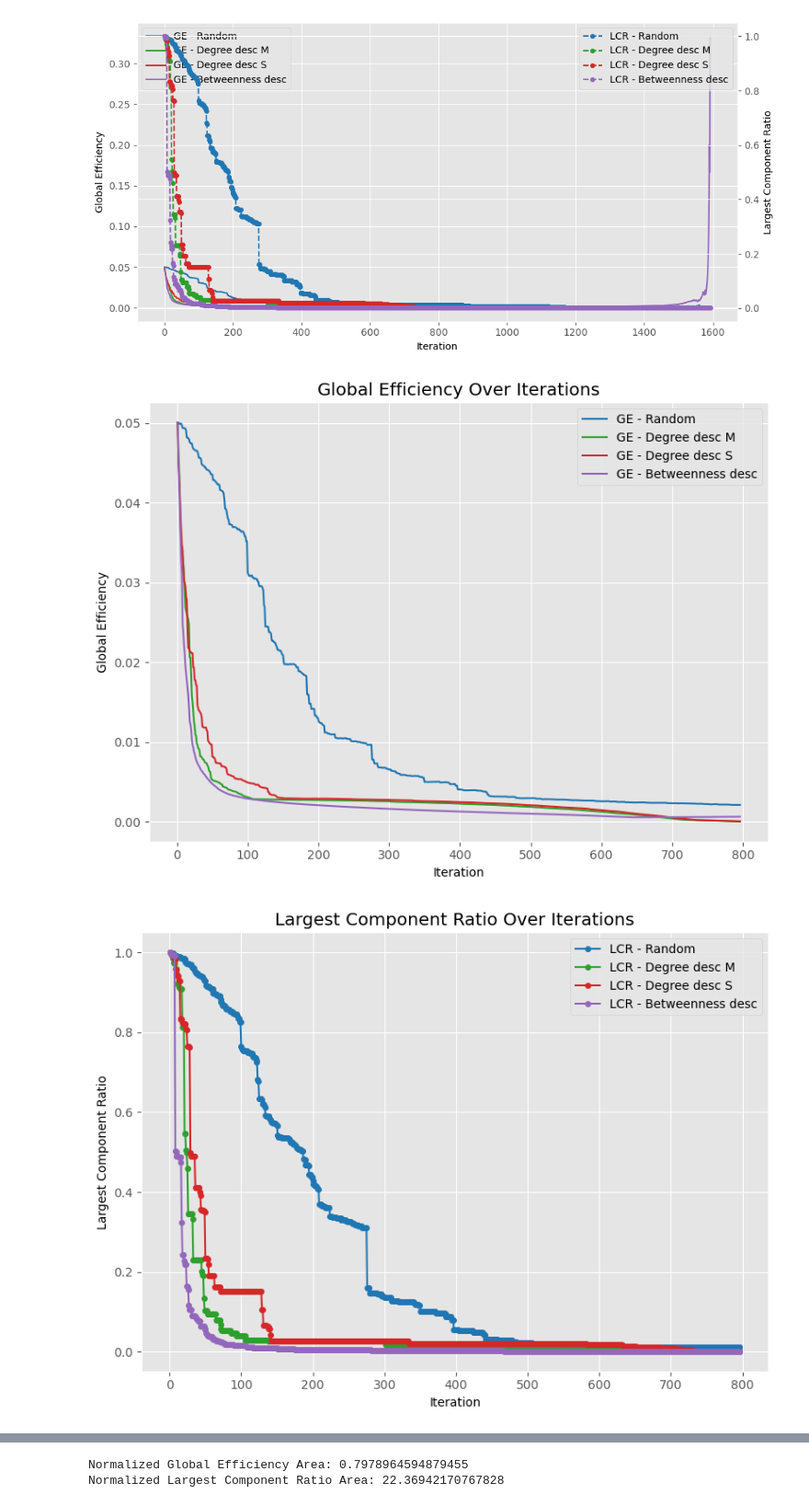
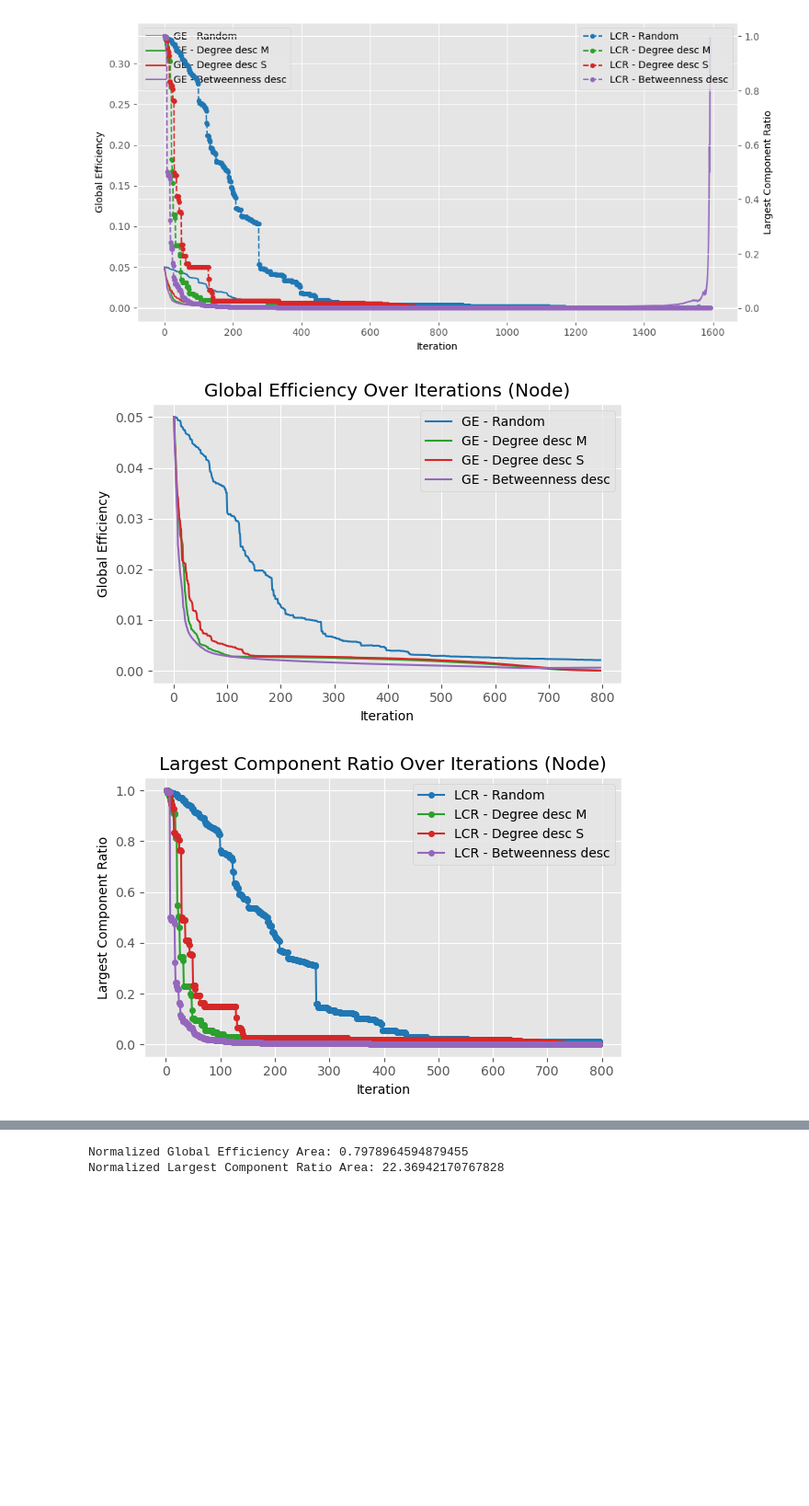
Before and after one commit to EmberNed/CBR-Robustness-study, a Jupyter notebook: display_result.ipynb, the cells around one changed output, grey strips where cells are left out. Shown at 92% size. Cells and saved outputs as stored; diff of their text form; code cells hidden in the pictures; blank space fills up the shorter version.

```diff
--- a/display_result.ipynb
+++ b/display_result.ipynb
@@ -79,7 +79,7 @@ visualize_results([remove_random_node_result,remove_highest_degree_node_simple_r
 [figure]
 # %%
 
-def visualize_results_separate(result_dicts, labels, percent_display=1.0):
+def visualize_results_separate(result_dicts, labels, percent_display=1.0, title = ''):
     plt.style.use('ggplot')
 
     # 确保labels的长度与result_dicts一致
@@ -94,33 +94,33 @@ def visualize_results_separate(result_dicts, labels, percent_display=1.0):
     display_limit = int(max_length * percent_display)  # 计算显示的迭代上限
 
     # 全局效率图
-    fig1, ax1 = plt.subplots(figsize=(8, 6))
+    fig1, ax1 = plt.subplots(figsize=(6,4))
     ax1.set_xlabel('Iteration')
     ax1.set_ylabel('Global Efficiency')
     for idx, (result_dict, label) in enumerate(zip(result_dicts, labels)):
         iterations = list(range(1, len(result_dict['global_efficiency']) + 1))
         ax1.plot(iterations[:display_limit], result_dict['global_efficiency'][:display_limit], line_style, label=f'GE - {label}', color=colors[idx % len(colors)])
     ax1.legend(loc='upper right')
-    ax1.set_title('Global Efficiency Over Iterations')
-    fig1.tight_layout()  # 调整布局以防止重叠
+    ax1.set_title('Global Efficiency Over Iterations '+ title)
+    fig1.tight_layout()
 
     # 最大连通分量比例图
-    fig2, ax2 = plt.subplots(figsize=(8, 6))
+    fig2, ax2 = plt.subplots(figsize=(6, 4))
     ax2.set_xlabel('Iteration')
     ax2.set_ylabel('Largest Component Ratio')
     for idx, (result_dict, label) in enumerate(zip(result_dicts, labels)):
         iterations = list(range(1, len(result_dict['largest_component_ratio']) + 1))
         ax2.plot(iterations[:display_limit], result_dict['largest_component_ratio'][:display_limit], line_style, label=f'LCR - {label}', color=colors[idx % len(colors)], marker='o', markersize=4)
     ax2.legend(loc='upper right')
-    ax2.set_title('Largest Component Ratio Over Iterations')
-    fig2.tight_layout()  # 调整布局以防止重叠
+    ax2.set_title('Largest Component Ratio Over Iterations '+ title)
+    fig2.tight_layout()
 
     plt.show()
 # %%
-visualize_results_separate([remove_random_node_result,remove_highest_degree_node_simple_result,remove_highest_degree_node_multi_result,remove_highest_betweenness_node_simple_result],['Random','Degree desc M', 'Degree desc S','Betweenness desc'], percent_display=0.5)
+visualize_results_separate([remove_random_node_result,remove_highest_degree_node_simple_result,remove_highest_degree_node_multi_result,remove_highest_betweenness_node_simple_result],['Random','Degree desc M', 'Degree desc S','Betweenness desc'], percent_display=0.5,title='(Node)')
 # %% [output]
-[figure, old version]
+[figure, new version]
-[figure, old version]
+[figure, new version]
 # %%
 remove_random_edge_multi_result = load_results_form_pickel('remove_random_edge_multi')
 remove_edge_by_betweenness_multi_result = load_results_form_pickel('remove_edge_by_betweenness_multi')
```
Also changed, not shown: parts of 6 cells of this notebook, 2 other files.
